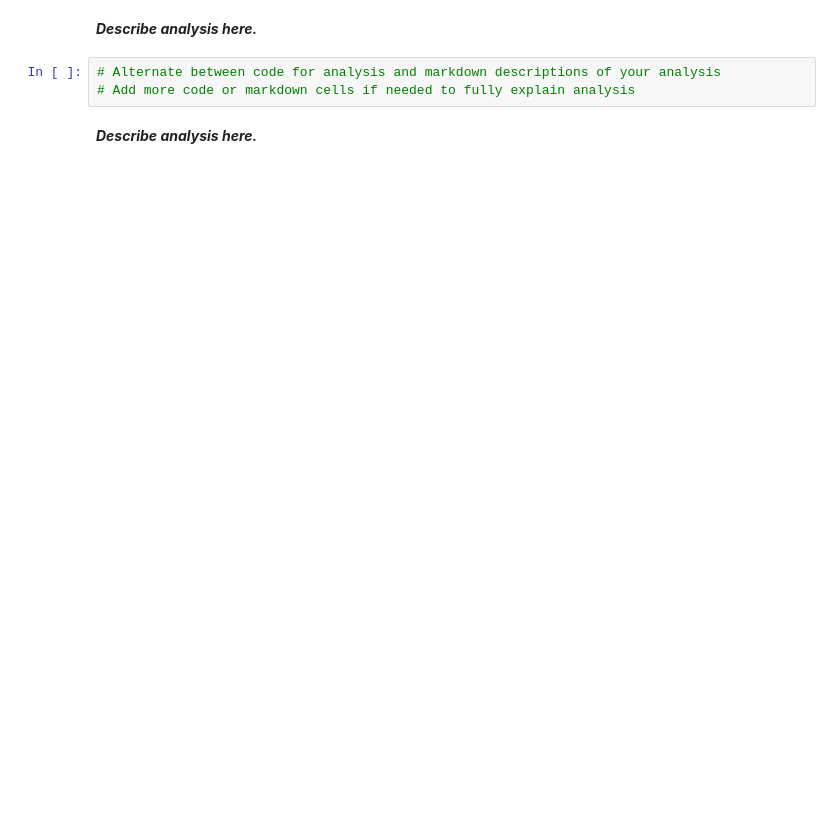
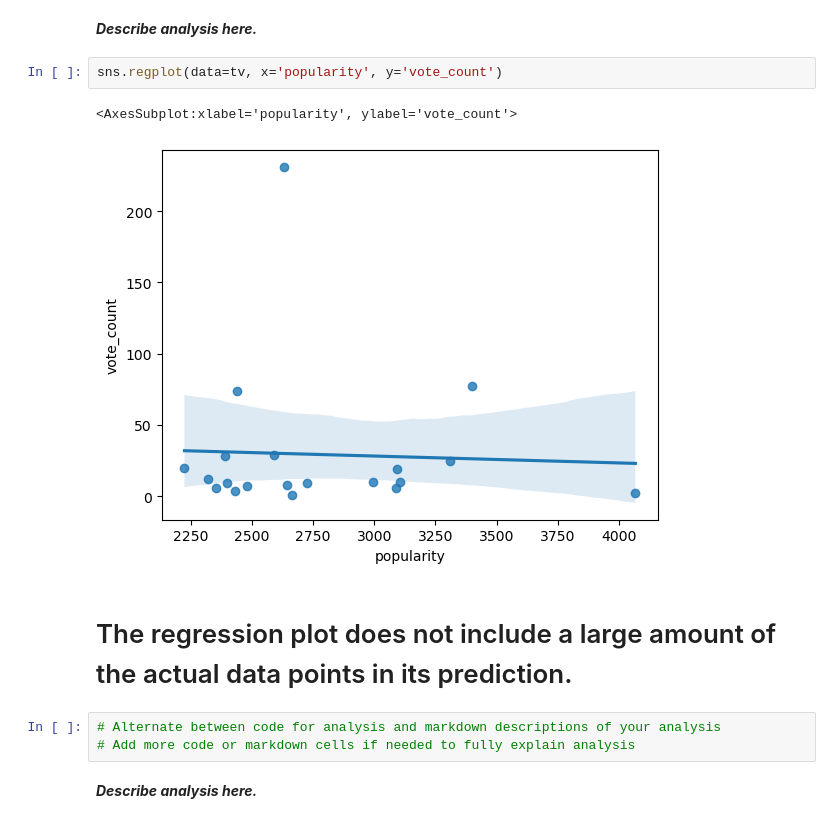
Before and after one commit to duogie/AI, a Jupyter notebook: Semester 1/unit 2 final/Unit+2+-+Final+Project+Template.ipynb, the cells around one changed output. Cells and saved outputs as stored; diff of their text form; blank space fills up the shorter version.

```diff
--- a/Semester 1/unit 2 final/Unit+2+-+Final+Project+Template.ipynb
+++ b/Semester 1/unit 2 final/Unit+2+-+Final+Project+Template.ipynb
@@ -56,5 +82,12 @@ tvpop
 # %% [markdown]
 ***Describe analysis here.***
+# %%
+sns.regplot(data=tv, x='popularity', y='vote_count')
+# %% [output]
+<AxesSubplot:xlabel='popularity', ylabel='vote_count'>
+[figure, added]
+# %% [markdown]
+# The regression plot does not include a large amount of the actual data points in its prediction.
 # %%
 # Alternate between code for analysis and markdown descriptions of your analysis
 # Add more code or markdown cells if needed to fully explain analysis
```
Also changed, not shown: parts of 6 cells of this notebook, 1 other file.
